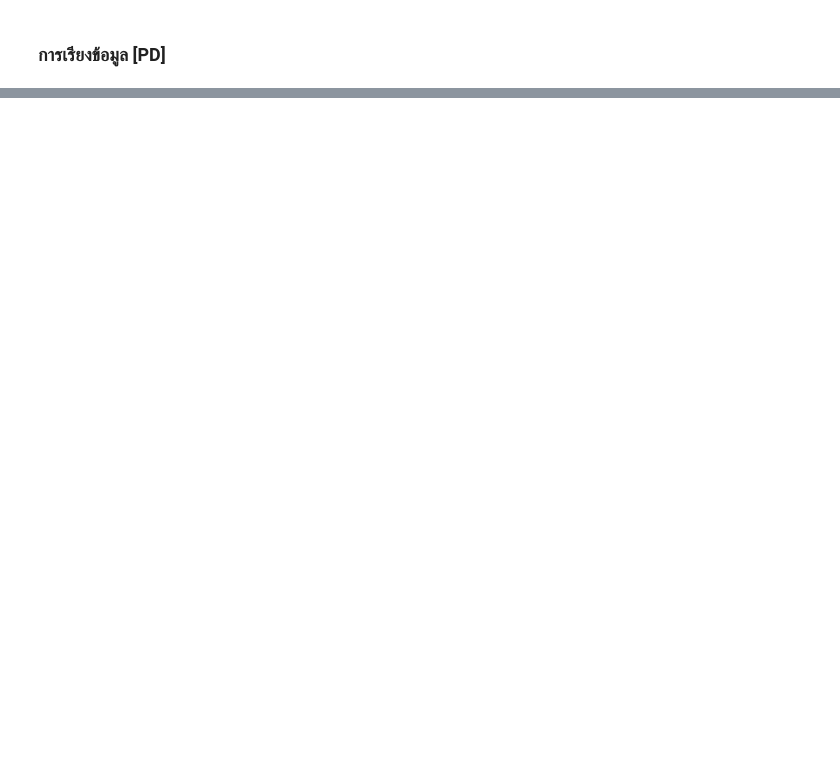
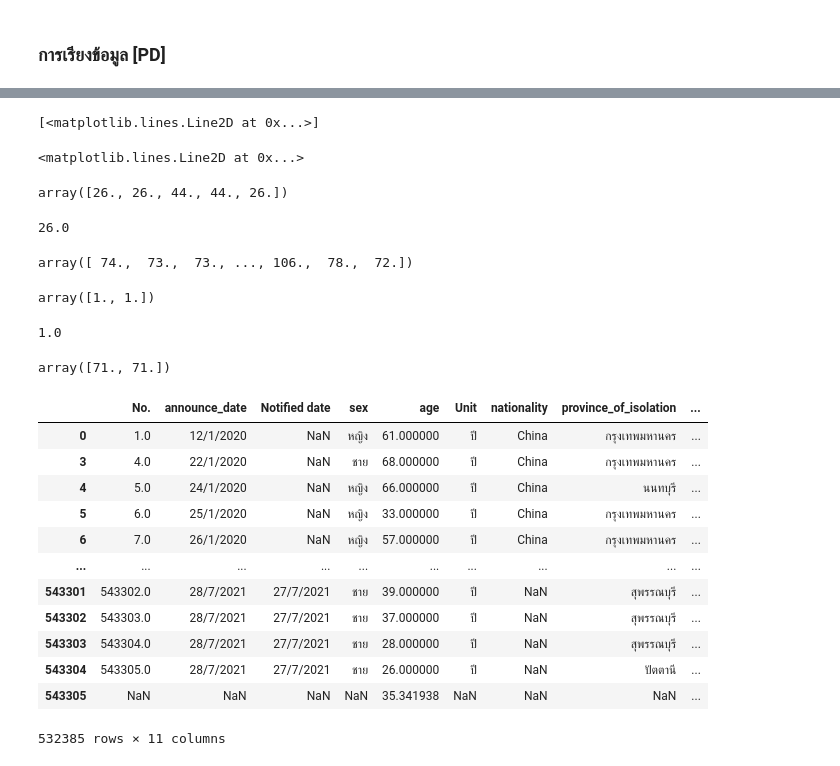
Before and after one commit to Chanakarn06/DWDM21, a Jupyter notebook: Data_Preprocessing(Chapter_3).ipynb, the cells around one changed output, grey strips where cells are left out. Drawn from its saved outputs; the diff is of its cells as text; code cells hidden in the pictures; blank space fills up the shorter version.

```diff
--- a/Data_Preprocessing(Chapter_3).ipynb
+++ b/Data_Preprocessing(Chapter_3).ipynb
@@ -950,0 +1010,12 @@ data_cases2_nomissingage.sort_values(by=['No.'])
+# %%
+data_dict['boxes']
+# %% [output]
+[<matplotlib.lines.Line2D at 0x...>]
+# %%
+data_dict['boxes'][0]
+# %% [output]
+<matplotlib.lines.Line2D at 0x...>
+# %%
+data_dict['boxes'][0].get_ydata()
+# %% [output]
+array([26., 26., 44., 44., 26.])
@@ -950,0 +1024,43 @@ data_cases2_nomissingage.sort_values(by=['No.'])
+# %%
+Q1
+# %% [output]
+26.0
+# %%
+data_dict['fliers'][0].get_ydata()
+# %% [output]
+array([ 74.,  73.,  73., ..., 106.,  78.,  72.])
+# %%
+
+data_dict['caps'][0].get_ydata()
+# %% [output]
+array([1., 1.])
+# %%
+
+data_dict['caps'][0].get_ydata()[0]
+# %% [output]
+1.0
+# %%
+
+data_dict['caps'][1].get_ydata()
+# %% [output]
+array([71., 71.])
+# %%
+cap1 = data_cases2_nomissingage['age'] >= data_dict['caps'][0].get_ydata()[0]
+cap2 = data_cases2_nomissingage['age'] <= data_dict['caps'][1].get_ydata()[0]
+
+data_cases2_nomissingage_nooutlier = data_cases2_nomissingage[cap1 & cap2]
+data_cases2_nomissingage_nooutlier
+# %% [output]
+|  | No. | announce_date | Notified date | sex | age | Unit | nationality | province_of_isolation | ... |
+| 0 | 1.0 | 12/1/2020 | NaN | หญิง | 61.000000 | ปี | China | กรุงเทพมหานคร | ... |
+| 3 | 4.0 | 22/1/2020 | NaN | ชาย | 68.000000 | ปี | China | กรุงเทพมหานคร | ... |
+| 4 | 5.0 | 24/1/2020 | NaN | หญิง | 66.000000 | ปี | China | นนทบุรี | ... |
+| 5 | 6.0 | 25/1/2020 | NaN | หญิง | 33.000000 | ปี | China | กรุงเทพมหานคร | ... |
+| 6 | 7.0 | 26/1/2020 | NaN | หญิง | 57.000000 | ปี | China | กรุงเทพมหานคร | ... |
+| ... | ... | ... | ... | ... | ... | ... | ... | ... | ... |
+| 543301 | 543302.0 | 28/7/2021 | 27/7/2021 | ชาย | 39.000000 | ปี | NaN | สุพรรณบุรี | ... |
+| 543302 | 543303.0 | 28/7/2021 | 27/7/2021 | ชาย | 37.000000 | ปี | NaN | สุพรรณบุรี | ... |
+| 543303 | 543304.0 | 28/7/2021 | 27/7/2021 | ชาย | 28.000000 | ปี | NaN | สุพรรณบุรี | ... |
+| 543304 | 543305.0 | 28/7/2021 | 27/7/2021 | ชาย | 26.000000 | ปี | NaN | ปัตตานี | ... |
+| 543305 | NaN | NaN | NaN | NaN | 35.341938 | NaN | NaN | NaN | ... |
+532385 rows × 11 columns
```
Also changed, not shown: parts of 25 cells of this notebook.
